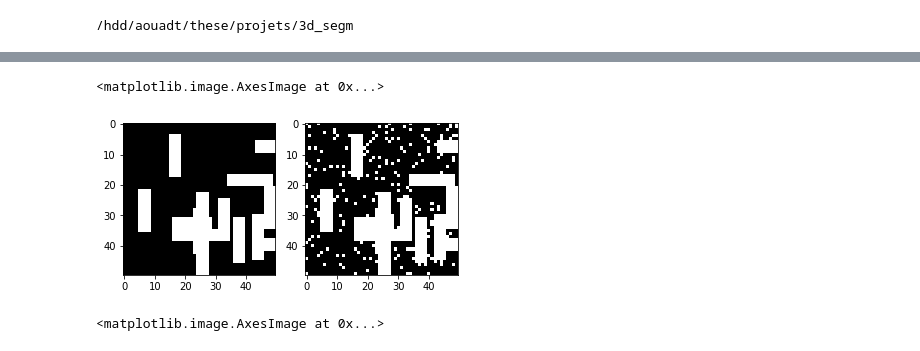
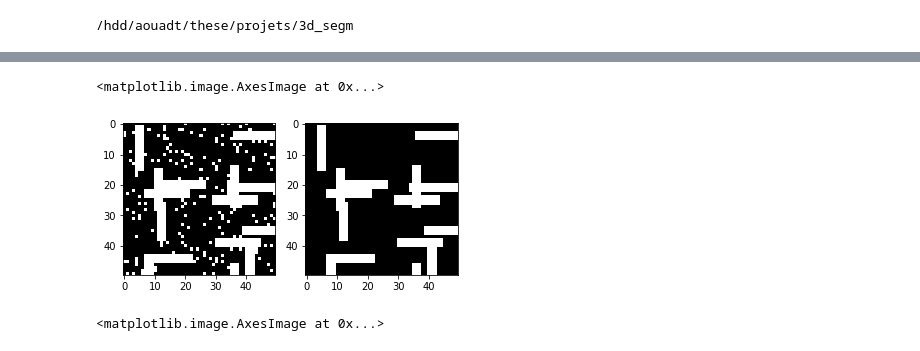
Before and after one commit to TheodoreAouad/3d_segm, a Jupyter notebook: Notebooks/DeepMorphoDenoiseDataset.ipynb, the cells around one changed output, grey strips where cells are left out. Saved outputs shown, nothing was run; the diff lists cells and outputs as text; code cells hidden in the pictures.

Commit message:
add sticks experiments

```diff
--- a/Notebooks/DeepMorphoDenoiseDataset.ipynb
+++ b/Notebooks/DeepMorphoDenoiseDataset.ipynb
@@ -31,17 +31,17 @@ NameError: name 'X' is not defined
 # %%
 reload_modules()
-dataset = dsn.SticksNoisedGeneratorDataset(size=(50, 50), angles=[0, 90], n_shapes=15)
+dataset = dsn.SticksNoisedGeneratorDataset(size=(50, 50), angles=[0, 90], n_shapes=15, widths_lim=(2, 2))
 
 img, tar = dataset[0]
 
 plt.subplot(121)
 plt.imshow(img[0], cmap='gray')
 
 plt.subplot(122)
 plt.imshow(tar[0], cmap='gray')
 # %% [output]
 <matplotlib.image.AxesImage at 0x...>
-[figure, old version]
+[figure, new version]
 # %%
 tar2 = morpop(tar.numpy().transpose(1, 2, 0))
 plt.subplot(121)
```
Also changed, not shown: parts of 1 cell of this notebook, 7 other files.
